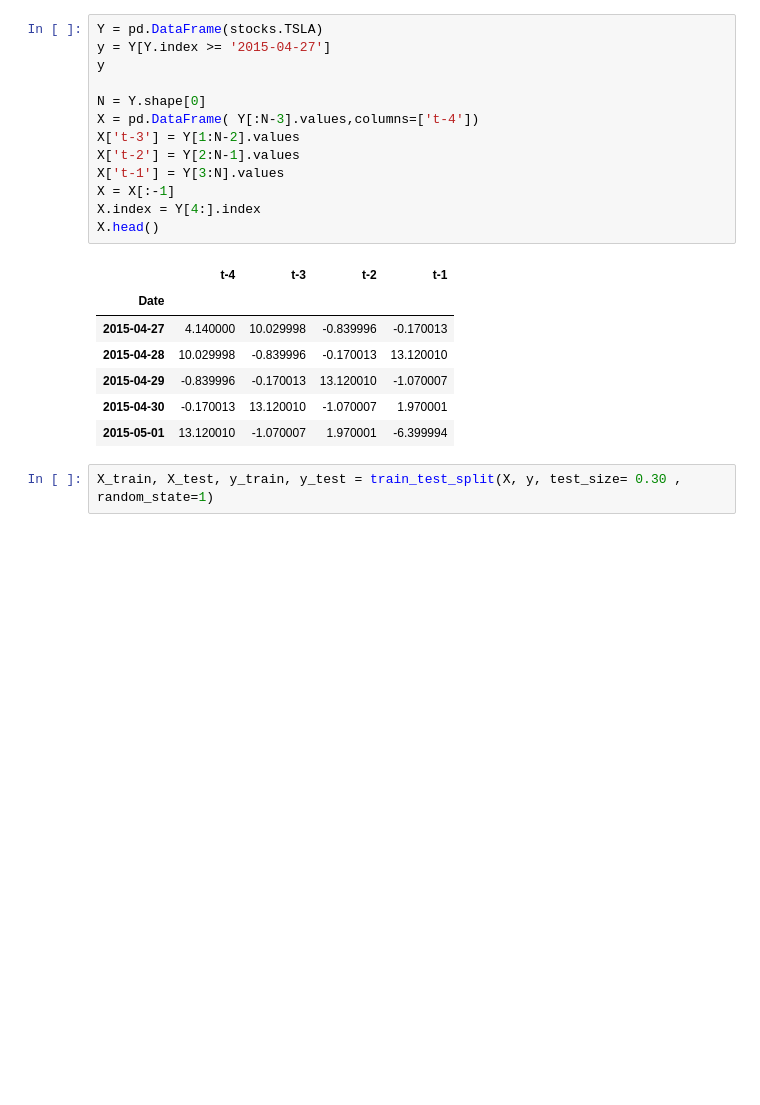
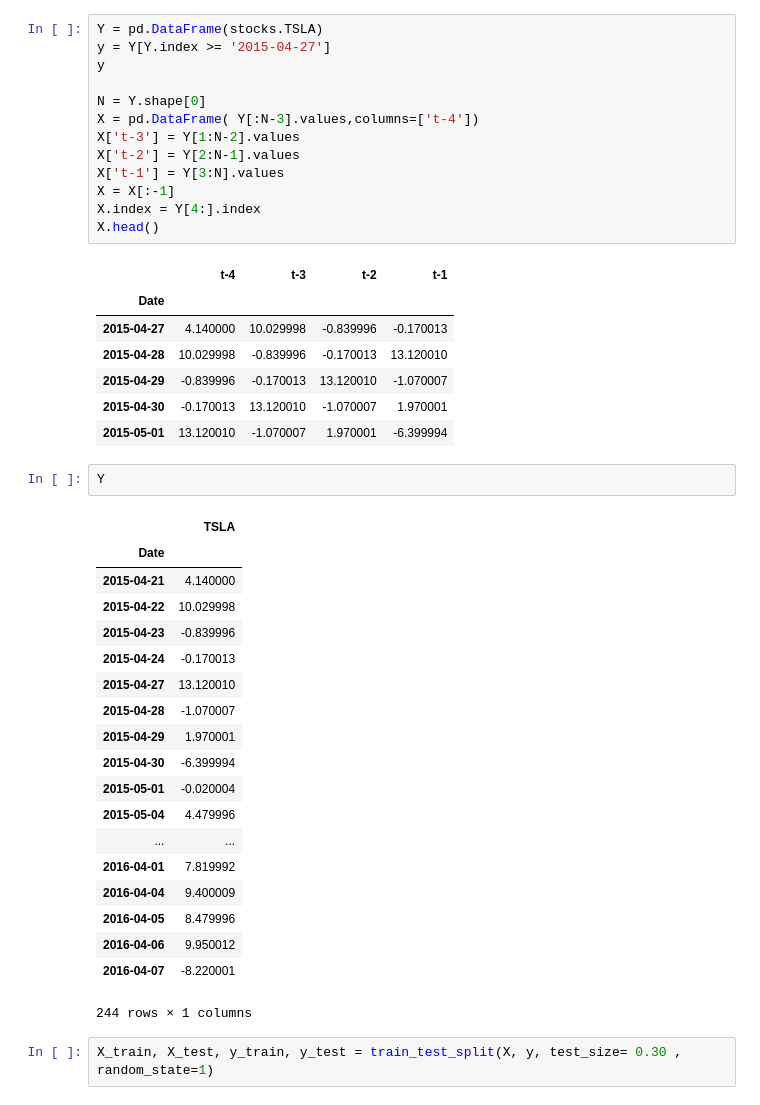
Before and after one commit to nicwigs/482, a Jupyter notebook: project/BaseLineModel.ipynb, the cells around one changed output. Cells and saved outputs as stored; diff of their text form; blank space fills up the shorter version.

```diff
--- a/project/BaseLineModel.ipynb
+++ b/project/BaseLineModel.ipynb
@@ -58,6 +58,28 @@ X.head()
 | 2015-04-29 | -0.839996 | -0.170013 | 13.120010 | -1.070007 |
 | 2015-04-30 | -0.170013 | 13.120010 | -1.070007 | 1.970001 |
 | 2015-05-01 | 13.120010 | -1.070007 | 1.970001 | -6.399994 |
+# %%
+Y
+# %% [output]
+|  | TSLA |
+| Date |  |
+| 2015-04-21 | 4.140000 |
+| 2015-04-22 | 10.029998 |
+| 2015-04-23 | -0.839996 |
+| 2015-04-24 | -0.170013 |
+| 2015-04-27 | 13.120010 |
+| 2015-04-28 | -1.070007 |
+| 2015-04-29 | 1.970001 |
+| 2015-04-30 | -6.399994 |
+| 2015-05-01 | -0.020004 |
+| 2015-05-04 | 4.479996 |
+| ... | ... |
+| 2016-04-01 | 7.819992 |
+| 2016-04-04 | 9.400009 |
+| 2016-04-05 | 8.479996 |
+| 2016-04-06 | 9.950012 |
+| 2016-04-07 | -8.220001 |
+244 rows × 1 columns
 # %%
 X_train, X_test, y_train, y_test = train_test_split(X, y, test_size= 0.30 , random_state=1)
 # %%
```
